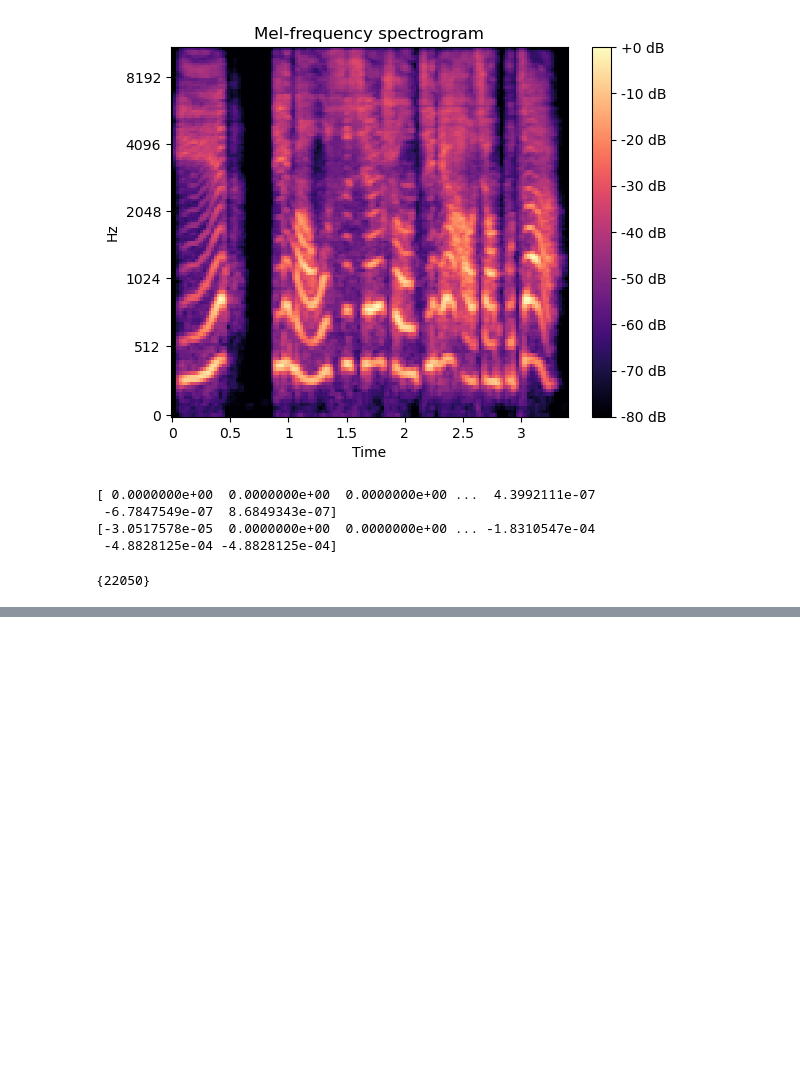
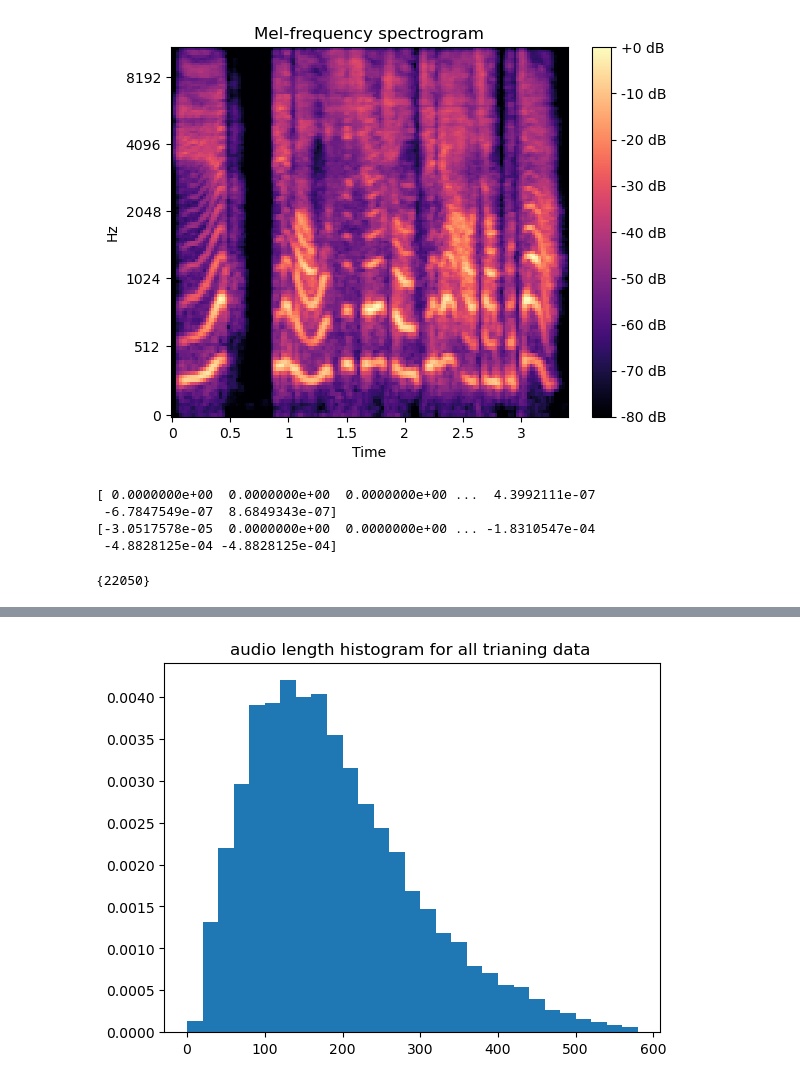
Before and after one commit to joshuaning/voice_transform, a Jupyter notebook: preprocess.ipynb, the cells around one changed output, grey strips where cells are left out. Cells and saved outputs as stored; diff of their text form; code cells hidden in the pictures; blank space fills up the shorter version.

```diff
--- a/VChanger.ipynb
+++ b/preprocess.ipynb
@@ -130,0 +159,6 @@ sf.write(out_file_name, a, sr)
+# %%
+_ = plt.hist(all_len, bins=bins, density=True)
+plt.title('audio length histogram for all trianing data ')
+plt.show()
+# %% [output]
+[figure, added]
```
Also changed, not shown: parts of 7 cells of this notebook, 2 other files.
